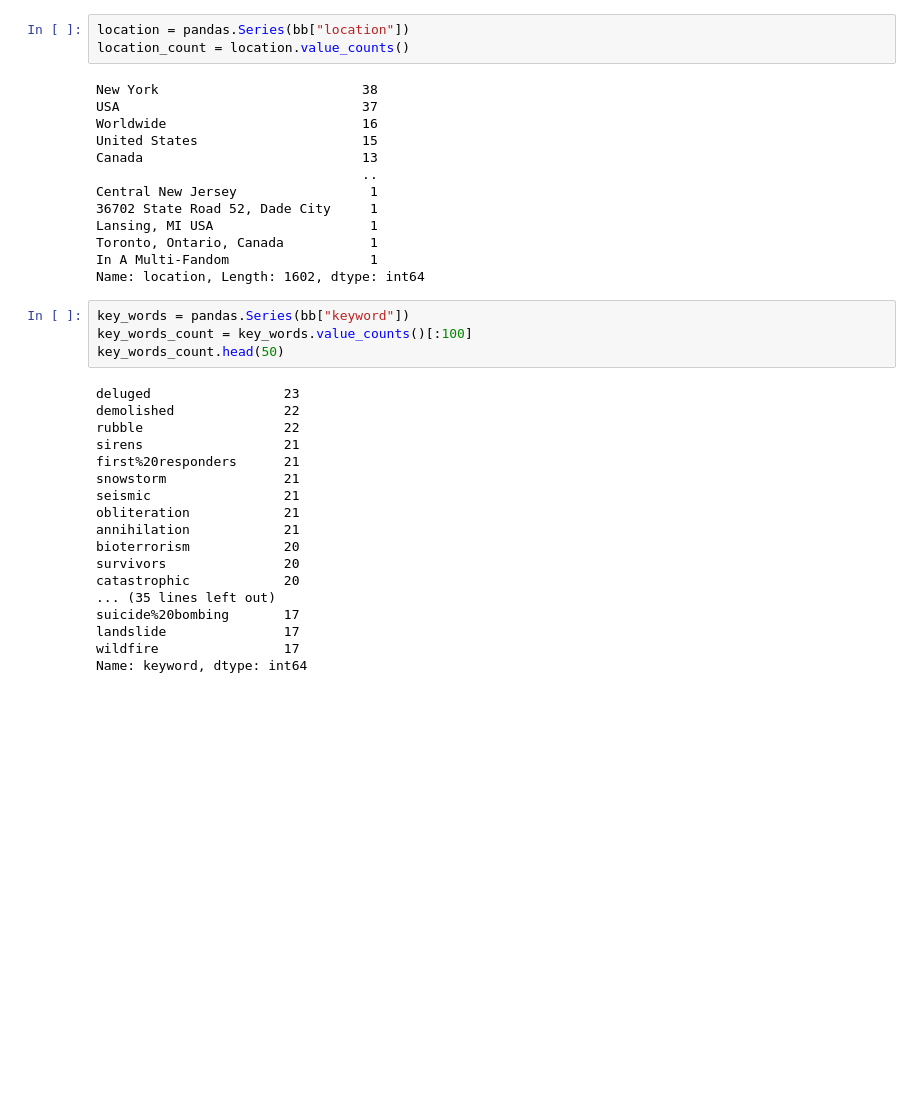
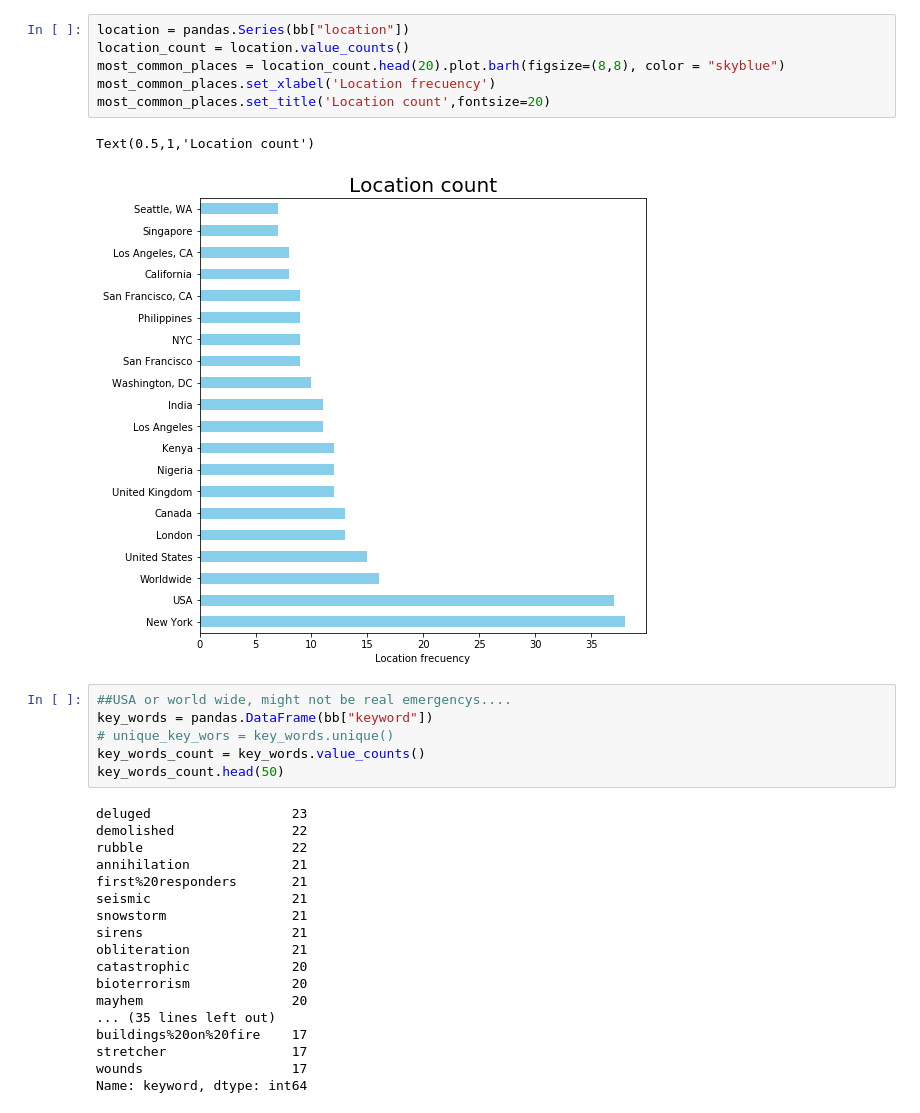
Before and after one commit to scammi/75.06-TP1, a Jupyter notebook: good_test.ipynb, the cells around one changed output. Cells and saved outputs as stored; diff of their text form; blank space fills up the shorter version.

```diff
--- a/good_test.ipynb
+++ b/good_test.ipynb
@@ -77,38 +102,33 @@ dtype: int64
-# %%
-location = pandas.Series(bb["location"])
-location_count = location.value_counts()
-# %% [output]
-New York                          38
-USA                               37
-Worldwide                         16
-United States                     15
-Canada                            13
-                                  ..
-Central New Jersey                 1
-36702 State Road 52, Dade City     1
-Lansing, MI USA                    1
-Toronto, Ontario, Canada           1
-In A Multi-Fandom                  1
-Name: location, Length: 1602, dtype: int64
+# %%
+location = pandas.Series(bb["location"])
+location_count = location.value_counts()
+most_common_places = location_count.head(20).plot.barh(figsize=(8,8), color = "skyblue")
+most_common_places.set_xlabel('Location frecuency')
+most_common_places.set_title('Location count',fontsize=20)
+# %% [output]
+Text(0.5,1,'Location count')
+[figure, added]
 # %%
-key_words = pandas.Series(bb["keyword"])
-key_words_count = key_words.value_counts()[:100]
+##USA or world wide, might not be real emergencys....
+key_words = pandas.DataFrame(bb["keyword"])
+# unique_key_wors = key_words.unique()
+key_words_count = key_words.value_counts()
 key_words_count.head(50)
 # %% [output]
-deluged                 23
-demolished              22
-rubble                  22
-sirens                  21
-first%20responders      21
-snowstorm               21
-seismic                 21
-obliteration            21
-annihilation            21
-bioterrorism            20
-survivors               20
-catastrophic            20
+deluged                  23
+demolished               22
+rubble                   22
+annihilation             21
+first%20responders       21
+seismic                  21
+snowstorm                21
+sirens                   21
+obliteration             21
+catastrophic             20
+bioterrorism             20
+mayhem                   20
 ... (35 lines left out)
-suicide%20bombing       17
-landslide               17
-wildfire                17
+buildings%20on%20fire    17
+stretcher                17
+wounds                   17
 Name: keyword, dtype: int64
```
Also changed, not shown: parts of 6 cells of this notebook.
